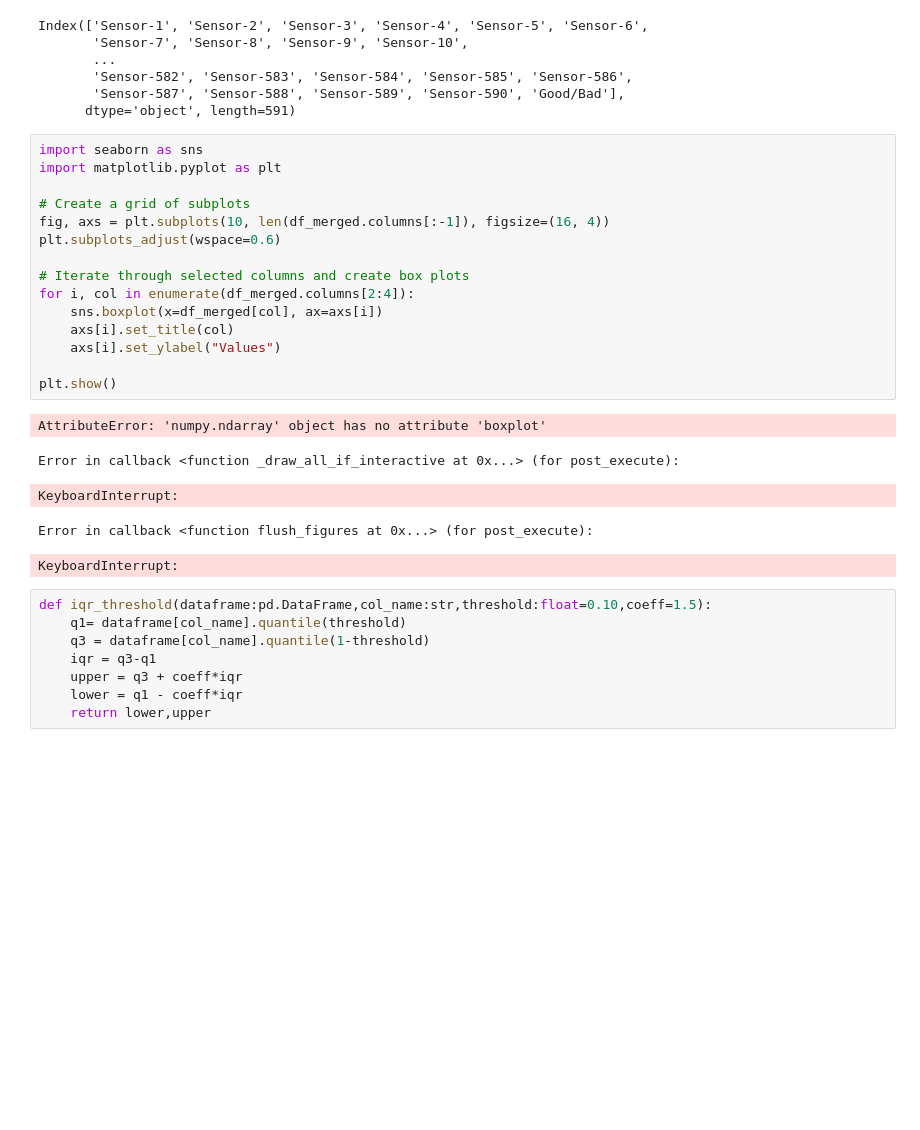
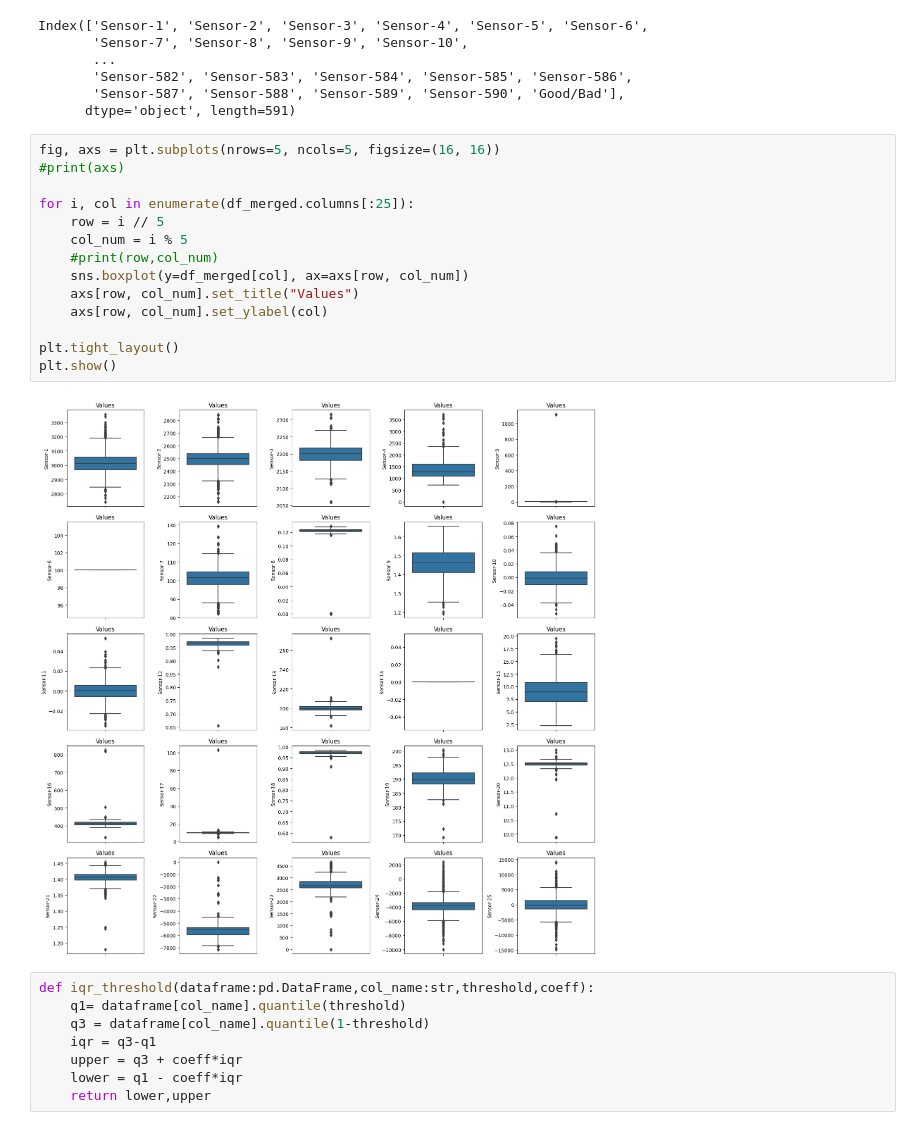
Before and after one commit to ayhanoruc/predictive-wafer-maintenance, a Jupyter notebook: notebook/EDA.ipynb, the cells around one changed output. Cells and saved outputs as stored; diff of their text form; blank space fills up the shorter version.

```diff
--- a/notebook/EDA.ipynb
+++ b/notebook/EDA.ipynb
@@ -265,29 +281,24 @@ Index(['Sensor-1', 'Sensor-2', 'Sensor-3', 'Sensor-4', 'Sensor-5', 'Sensor-6',
        'Sensor-582', 'Sensor-583', 'Sensor-584', 'Sensor-585', 'Sensor-586',
        'Sensor-587', 'Sensor-588', 'Sensor-589', 'Sensor-590', 'Good/Bad'],
       dtype='object', length=591)
-# %%
-import seaborn as sns
-import matplotlib.pyplot as plt
-
-# Create a grid of subplots
-fig, axs = plt.subplots(10, len(df_merged.columns[:-1]), figsize=(16, 4))
-plt.subplots_adjust(wspace=0.6)
-
-# Iterate through selected columns and create box plots
-for i, col in enumerate(df_merged.columns[2:4]):
-    sns.boxplot(x=df_merged[col], ax=axs[i])
-    axs[i].set_title(col)
-    axs[i].set_ylabel("Values")
-
-plt.show()
-# %% [output]
-AttributeError: 'numpy.ndarray' object has no attribute 'boxplot'
-Error in callback <function _draw_all_if_interactive at 0x...> (for post_execute):
-KeyboardInterrupt:
-Error in callback <function flush_figures at 0x...> (for post_execute):
-KeyboardInterrupt:
+# %%
+fig, axs = plt.subplots(nrows=5, ncols=5, figsize=(16, 16))
+#print(axs)
+
+for i, col in enumerate(df_merged.columns[:25]):
+    row = i // 5
+    col_num = i % 5
+    #print(row,col_num)
+    sns.boxplot(y=df_merged[col], ax=axs[row, col_num])
+    axs[row, col_num].set_title("Values")
+    axs[row, col_num].set_ylabel(col)
+
+plt.tight_layout()
+plt.show()
+# %% [output]
+[figure, added]
 # %%
-def iqr_threshold(dataframe:pd.DataFrame,col_name:str,threshold:float=0.10,coeff=1.5):
+def iqr_threshold(dataframe:pd.DataFrame,col_name:str,threshold,coeff):
     q1= dataframe[col_name].quantile(threshold)
     q3 = dataframe[col_name].quantile(1-threshold)
     iqr = q3-q1
```
Also changed, not shown: parts of 43 cells of this notebook.
